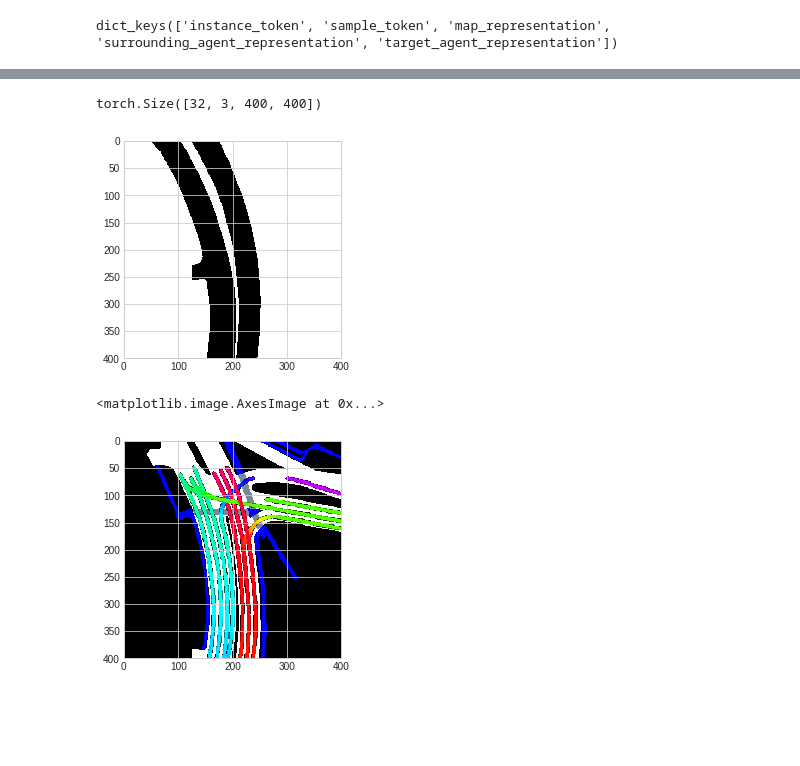
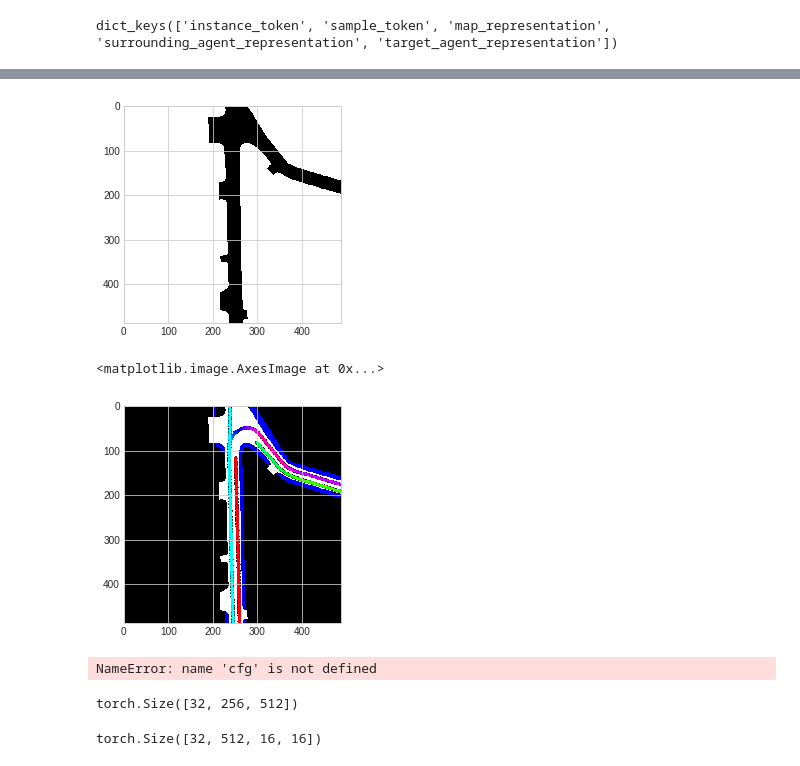
Before and after one commit to tudelft-iv-students/offline-tracking-with-object-permanence, a Jupyter notebook: test.ipynb, the cells around one changed output, grey strips where cells are left out. Drawn from its saved outputs; the diff is of its cells as text; code cells hidden in the pictures; blank space fills up the shorter version.

```diff
--- a/test.ipynb
+++ b/test.ipynb
@@ -160,18 +154,20 @@ plt.imshow(images[0][row_crop, col_crop, 2]/255)
 # %%
-data_test['map_representation'][0].shape
+data_test['map_representation'][0].dtype
-# %% [output]
-torch.Size([32, 3, 400, 400])
 # %%
+import torch
 target_agent_representation = data_test['target_agent_representation']
 surrounding_agent_representation = data_test['surrounding_agent_representation']
 map_representation = data_test['map_representation'][0]
-mask= data_test['map_representation'][1]
+mask= data_test['map_representation'][1].type(torch.bool)
 # %%
+idx=10
+import matplotlib.pyplot as plt
+import numpy as np
 
 plt.imshow(np.array(mask[idx]))
 plt.show()
 plt.imshow(np.array(map_representation[idx]).transpose(1,2,0))
 # %% [output]
-[figure, old version]
+[figure, new version]
 <matplotlib.image.AxesImage at 0x...>
-[figure, old version]
+[figure, new version]
@@ -177,0 +185,10 @@ plt.imshow(np.array(map_representation[idx]).transpose(1,2,0))
+# %%
+from models.encoders.raster_encoder import *
+encoder=RasterEncoder(cfg['encoder_args'])
+# encodings=encoder.forward(data_test)
+# %% [output]
+NameError: name 'cfg' is not defined
+# %%
+encodings['context_encoding']["combined"].shape
+# %% [output]
+torch.Size([32, 256, 512])
@@ -177,0 +200,9 @@ plt.imshow(np.array(map_representation[idx]).transpose(1,2,0))
+# %%
+concatenated_encodings=torch.cat([fake_map_encodings,fake_agent_input],dim=1)
+conv1d1=nn.Conv2d(544, 528, kernel_size=1, stride=1, bias=False)
+conv1d2=nn.Conv2d(528, 512, kernel_size=1, stride=1, bias=False)
+test_dim_reduction=nn.Sequential(conv1d1,nn.BatchNorm2d(528),nn.ReLU(),conv1d2,nn.BatchNorm2d(512),nn.ReLU())
+fake_feature=test_dim_reduction(concatenated_encodings)
+fake_feature.shape
+# %% [output]
+torch.Size([32, 512, 16, 16])
```
Also changed, not shown: parts of 15 cells of this notebook, 6 other files.
